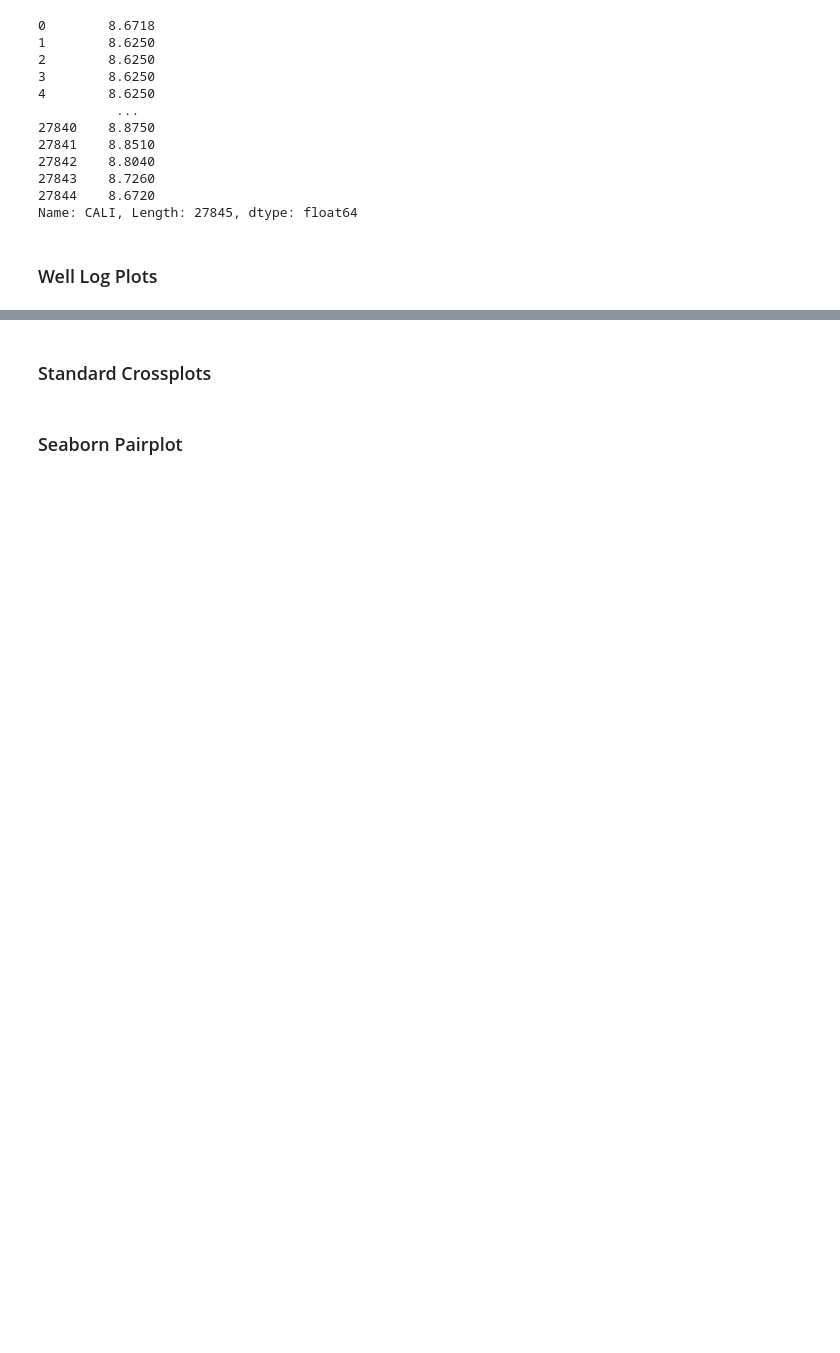
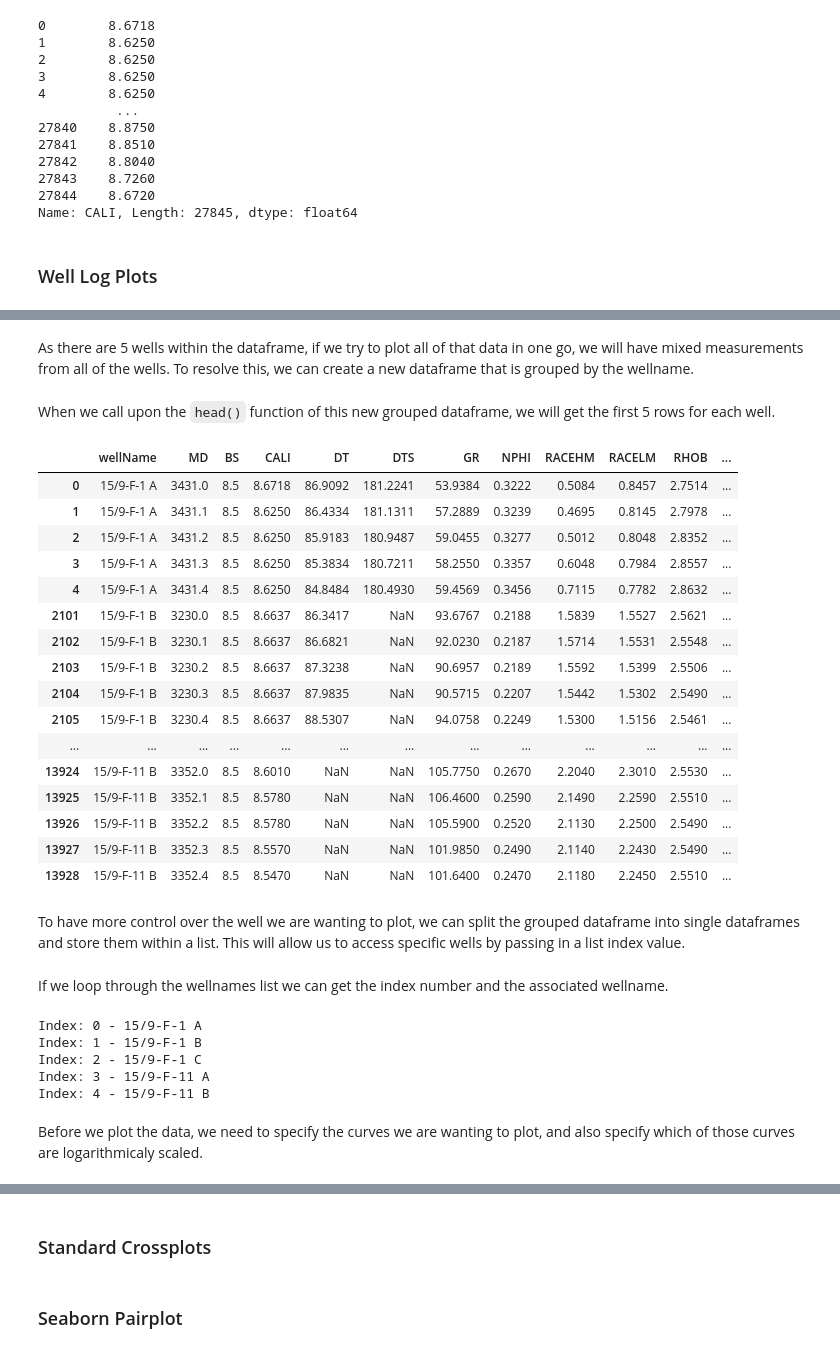
Before and after one commit to SPWLA-ORG/spwla2021_ml_workshop, a Jupyter notebook: 1.1 - Data Exploration.ipynb, the cells around one changed output, grey strips where cells are left out. Drawn from its saved outputs; the diff is of its cells as text; code cells hidden in the pictures; blank space fills up the shorter version.

Commit message:
Updating Data Exploration Notebook

```diff
--- a/1.1 - Data Exploration.ipynb
+++ b/1.1 - Data Exploration.ipynb
@@ -143,4 +161,30 @@ def create_plot(wellname, dataframe, curves_to_plot, depth_curve, log_curves=[])
     plt.tight_layout()
     plt.show()
+# %% [markdown]
+As there are 5 wells within the dataframe, if we try to plot all of that data in one go, we will have mixed measurements from all of the wells. To resolve this, we can create a new dataframe that is grouped by the wellname.
 # %%
 grouped =df.groupby('wellName')
+# %% [markdown]
+When we call upon the `head()` function of this new grouped dataframe, we will get the first 5 rows for each well.
+# %%
+grouped.head()
+# %% [output]
+|  | wellName | MD | BS | CALI | DT | DTS | GR | NPHI | RACEHM | RACELM | RHOB | ... |
+| 0 | 15/9-F-1 A | 3431.0 | 8.5 | 8.6718 | 86.9092 | 181.2241 | 53.9384 | 0.3222 | 0.5084 | 0.8457 | 2.7514 | ... |
+| 1 | 15/9-F-1 A | 3431.1 | 8.5 | 8.6250 | 86.4334 | 181.1311 | 57.2889 | 0.3239 | 0.4695 | 0.8145 | 2.7978 | ... |
+| 2 | 15/9-F-1 A | 3431.2 | 8.5 | 8.6250 | 85.9183 | 180.9487 | 59.0455 | 0.3277 | 0.5012 | 0.8048 | 2.8352 | ... |
+| 3 | 15/9-F-1 A | 3431.3 | 8.5 | 8.6250 | 85.3834 | 180.7211 | 58.2550 | 0.3357 | 0.6048 | 0.7984 | 2.8557 | ... |
+| 4 | 15/9-F-1 A | 3431.4 | 8.5 | 8.6250 | 84.8484 | 180.4930 | 59.4569 | 0.3456 | 0.7115 | 0.7782 | 2.8632 | ... |
+| 2101 | 15/9-F-1 B | 3230.0 | 8.5 | 8.6637 | 86.3417 | NaN | 93.6767 | 0.2188 | 1.5839 | 1.5527 | 2.5621 | ... |
+| 2102 | 15/9-F-1 B | 3230.1 | 8.5 | 8.6637 | 86.6821 | NaN | 92.0230 | 0.2187 | 1.5714 | 1.5531 | 2.5548 | ... |
+| 2103 | 15/9-F-1 B | 3230.2 | 8.5 | 8.6637 | 87.3238 | NaN | 90.6957 | 0.2189 | 1.5592 | 1.5399 | 2.5506 | ... |
+| 2104 | 15/9-F-1 B | 3230.3 | 8.5 | 8.6637 | 87.9835 | NaN | 90.5715 | 0.2207 | 1.5442 | 1.5302 | 2.5490 | ... |
+| 2105 | 15/9-F-1 B | 3230.4 | 8.5 | 8.6637 | 88.5307 | NaN | 94.0758 | 0.2249 | 1.5300 | 1.5156 | 2.5461 | ... |
+| ... | ... | ... | ... | ... | ... | ... | ... | ... | ... | ... | ... | ... |
+| 13924 | 15/9-F-11 B | 3352.0 | 8.5 | 8.6010 | NaN | NaN | 105.7750 | 0.2670 | 2.2040 | 2.3010 | 2.5530 | ... |
+| 13925 | 15/9-F-11 B | 3352.1 | 8.5 | 8.5780 | NaN | NaN | 106.4600 | 0.2590 | 2.1490 | 2.2590 | 2.5510 | ... |
+| 13926 | 15/9-F-11 B | 3352.2 | 8.5 | 8.5780 | NaN | NaN | 105.5900 | 0.2520 | 2.1130 | 2.2500 | 2.5490 | ... |
+| 13927 | 15/9-F-11 B | 3352.3 | 8.5 | 8.5570 | NaN | NaN | 101.9850 | 0.2490 | 2.1140 | 2.2430 | 2.5490 | ... |
+| 13928 | 15/9-F-11 B | 3352.4 | 8.5 | 8.5470 | NaN | NaN | 101.6400 | 0.2470 | 2.1180 | 2.2450 | 2.5510 | ... |
+# %% [markdown]
+To have more control over the well we are wanting to plot, we can split the grouped dataframe into single dataframes and store them within a list. This will allow us to access specific wells by passing in a list index value.
@@ -147 +200,14 @@ grouped =df.groupby('wellName')
+# %% [markdown]
+If we loop through the wellnames list we can get the index number and the associated wellname.
+# %%
+for i, well in enumerate(wellnames):
+    print(f'Index: {i} - {well}')
+# %% [output]
+Index: 0 - 15/9-F-1 A
+Index: 1 - 15/9-F-1 B
+Index: 2 - 15/9-F-1 C
+Index: 3 - 15/9-F-11 A
+Index: 4 - 15/9-F-11 B
+# %% [markdown]
+Before we plot the data, we need to specify the curves we are wanting to plot, and also specify which of those curves are logarithmicaly scaled.
 # %%
```
Also changed, not shown: parts of 10 cells of this notebook.
